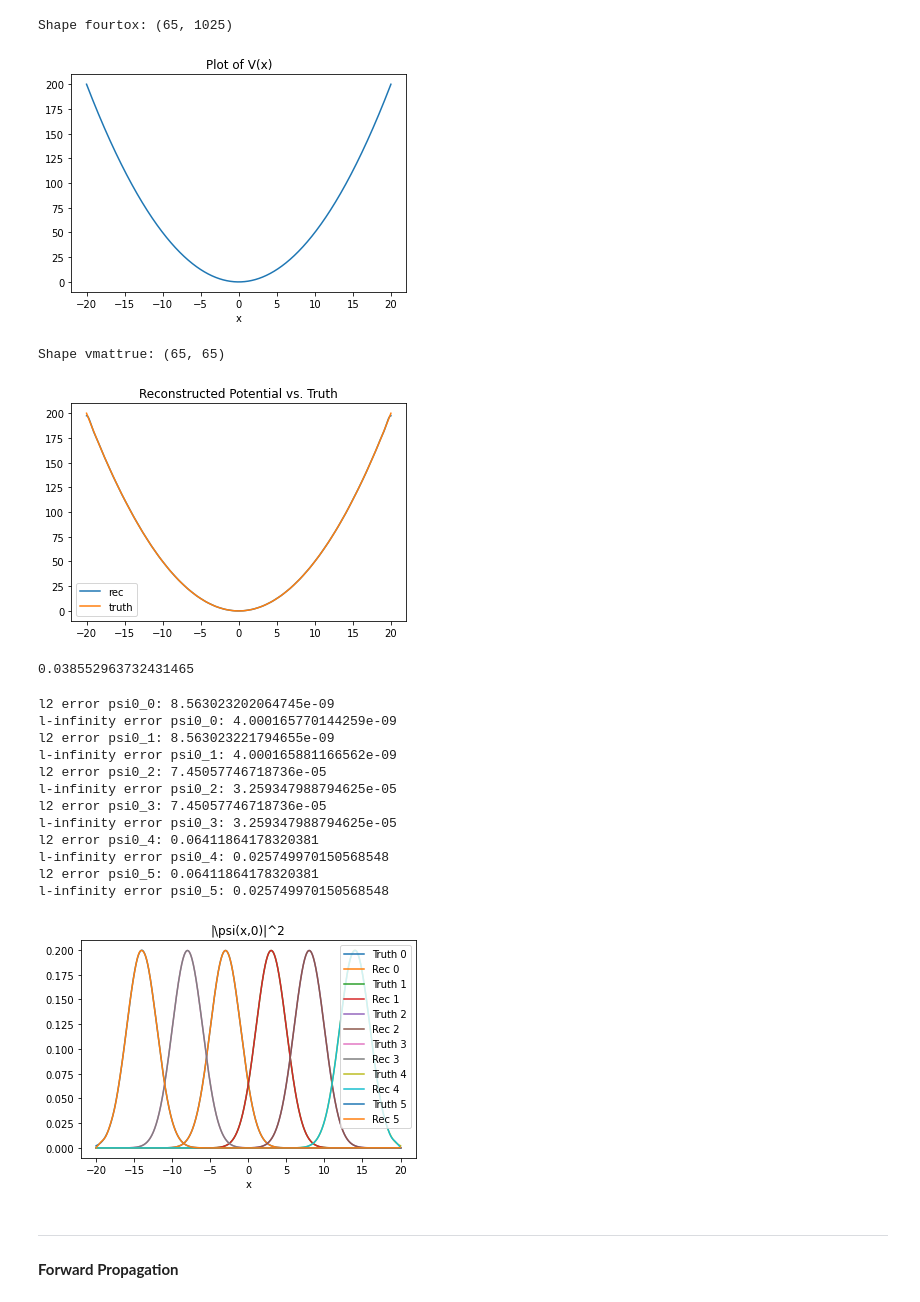
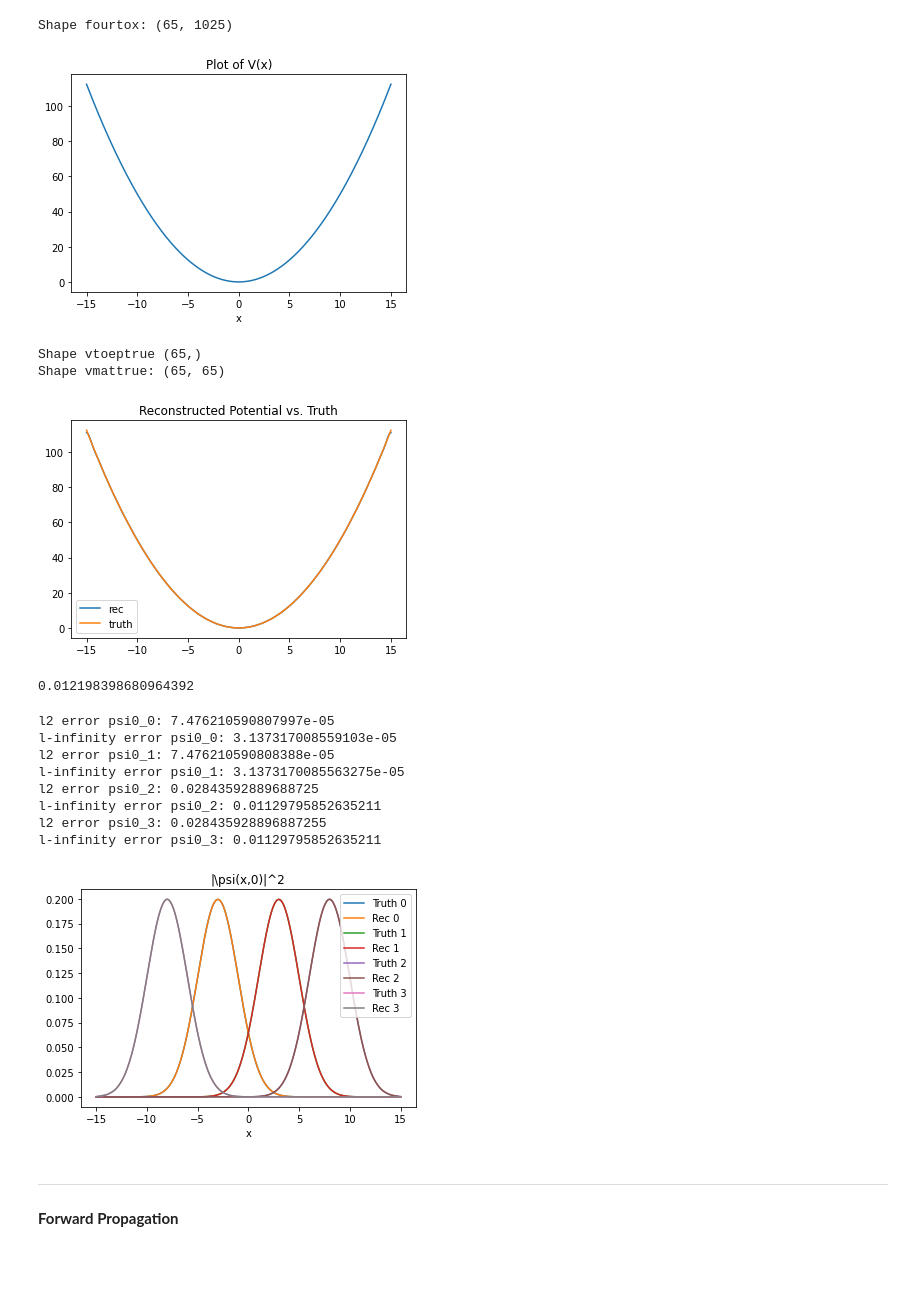
Before and after one commit to kbcollins/tdse, a Jupyter notebook: tdse-prob-density/tdse-prob-density-kbc.ipynb, the cells around one changed output. Drawn from its saved outputs; the diff is of its cells as text; code cells hidden in the pictures; blank space fills up the shorter version.

```diff
--- a/tdse-prob-density/tdse-prob-density-kbc.ipynb
+++ b/tdse-prob-density/tdse-prob-density-kbc.ipynb
@@ -19,7 +19,7 @@ os.environ['XLA_PYTHON_CLIENT_PREALLOCATE']='false'
 <h1>Forward Problem</h1>
 # %%
 # size of spatial domain
-L = 20  # 15.0  # originally 10, increased by 50%
+L = 15.0  # originally 10, increased by 50%
 # number of real space grid points (for plotting)
 numx = 1025
 # real space grid points (for plotting)
@@ -63,7 +63,7 @@ plt.title('Plot of V(x)')
 plt.xlabel('x')
 plt.show()
 # %% [output]
-[figure, old version]
+[figure, new version]
 # %%
 # compute the potential operator matrix
 
@@ -78,11 +78,13 @@ for thisfourn in range(2 * numfour + 1):
     vtoeptrue.append(si.quad(rintgrnd, -L, L, limit=100)[0] + 1j * si.quad(iintgrnd, -L, L, limit=100)[0])
 
 vtoeptrue = jnp.array(vtoeptrue)
+print('Shape vtoeptrue', vtoeptrue.shape)
 
 vmattrue = sl.toeplitz(r=vtoeptrue, c=np.conj(vtoeptrue))
 
 print('Shape vmattrue:', vmattrue.shape)
 # %% [output]
+Shape vtoeptrue (65,)
 Shape vmattrue: (65, 65)
 # %%
 # reconstruct the real space potential from the potential
@@ -94,19 +96,19 @@ Shape vmattrue: (65, 65)
 # also we need a slight renormalization to make this a Fourier
 # coefficient
 # with respect to our ***orthonormal*** Fourier basis
-vfour = np.sqrt(2*L)*np.concatenate([np.conjugate(np.flipud(vtoeptrue[1:(numfour + 1)])), vtoeptrue[:(numfour + 1)]])
-vrecon = vfour @ fourtox
+vfourtrue = np.sqrt(2*L) * np.concatenate([np.flipud(vtoeptrue[1:(numfour + 1)]).conj(), vtoeptrue[:(numfour + 1)]])
+vtruerec = vfourtrue @ fourtox
 
-plt.plot(xvec, np.real(vfour @ fourtox), label='rec')
+plt.plot(xvec, np.real(vtruerec), label='rec')
 plt.plot(xvec, vxvec, label='truth')
 plt.title('Reconstructed Potential vs. Truth')
 plt.legend()
 plt.show()
 
-print(np.mean(np.square(np.abs(vrecon - vxvec))))
+print(np.mean(np.square(np.abs(vtruerec - vxvec))))
 # %% [output]
-[figure, old version]
+[figure, new version]
-0.038552963732431465
+0.012198398680964392
 # %%
 # define initial states and transform to Fourier basis
 
@@ -169,42 +172,38 @@ def mka0(psi0fn):
 # %%
 # compute vector of initial states
 
 # pick initial un-normalized wave functions
-psi0fnvec = [psi0_0, psi0_1, psi0_2, psi0_3, psi0_4, psi0_5]
+psi0fnvec = [psi0_0, psi0_1, psi0_2, psi0_3]  # [psi0_0, psi0_1, psi0_2, psi0_3, psi0_4, psi0_5]
 
 a0vec = []
 normpsi0xvec = []
 normpsi0recxvec = []
 for thispsi0fn in psi0fnvec:
     tempa0, tempnormpsi0x = mka0(thispsi0fn)
     a0vec.append(tempa0)
     normpsi0xvec.append(tempnormpsi0x)
     normpsi0recxvec.append(tempa0 @ fourtox)
 
 
 # check if reconstructed Fourier representation is close to truth
 for i in range(len(normpsi0xvec)):
     print(f'l2 error psi0_{i}:', nl.norm(normpsi0xvec[i] - normpsi0recxvec[i]))
     print(f'l-infinity error psi0_{i}:', np.max(np.abs(normpsi0xvec[i] - normpsi0recxvec[i])))
     # plot |\psi(x,0)|^2
     plt.plot(xvec, np.abs(normpsi0xvec[i])**2, label=f"Truth {i}")
     plt.plot(xvec, np.abs(normpsi0recxvec[i])**2, label=f"Rec {i}")
 
 plt.title('|\psi(x,0)|^2')
 plt.xlabel('x')
 plt.legend()
 plt.show()
 # %% [output]
-l2 error psi0_0: 8.563023202064745e-09
-l-infinity error psi0_0: 4.000165770144259e-09
-l2 error psi0_1: 8.563023221794655e-09
-l-infinity error psi0_1: 4.000165881166562e-09
-l2 error psi0_2: 7.45057746718736e-05
-l-infinity error psi0_2: 3.259347988794625e-05
-l2 error psi0_3: 7.45057746718736e-05
-l-infinity error psi0_3: 3.259347988794625e-05
-l2 error psi0_4: 0.06411864178320381
-l-infinity error psi0_4: 0.025749970150568548
-l2 error psi0_5: 0.06411864178320381
-l-infinity error psi0_5: 0.025749970150568548
+l2 error psi0_0: 7.476210590807997e-05
+l-infinity error psi0_0: 3.137317008559103e-05
+l2 error psi0_1: 7.476210590808388e-05
+l-infinity error psi0_1: 3.1373170085563275e-05
+l2 error psi0_2: 0.02843592889688725
+l-infinity error psi0_2: 0.01129795852635211
+l2 error psi0_3: 0.028435928896887255
+l-infinity error psi0_3: 0.01129795852635211
-[figure, old version]
+[figure, new version]
```
Also changed, not shown: parts of 35 cells of this notebook.
